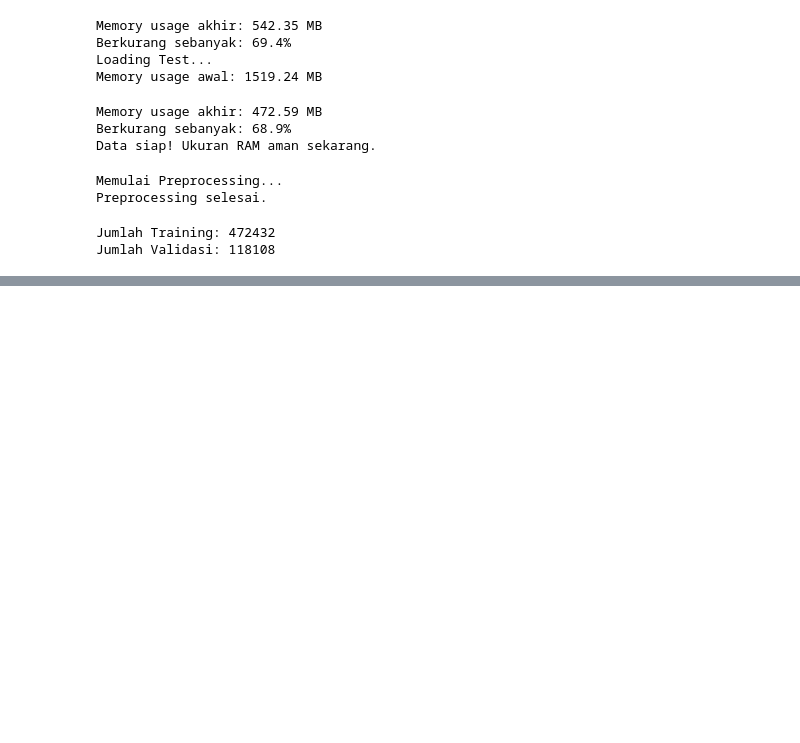
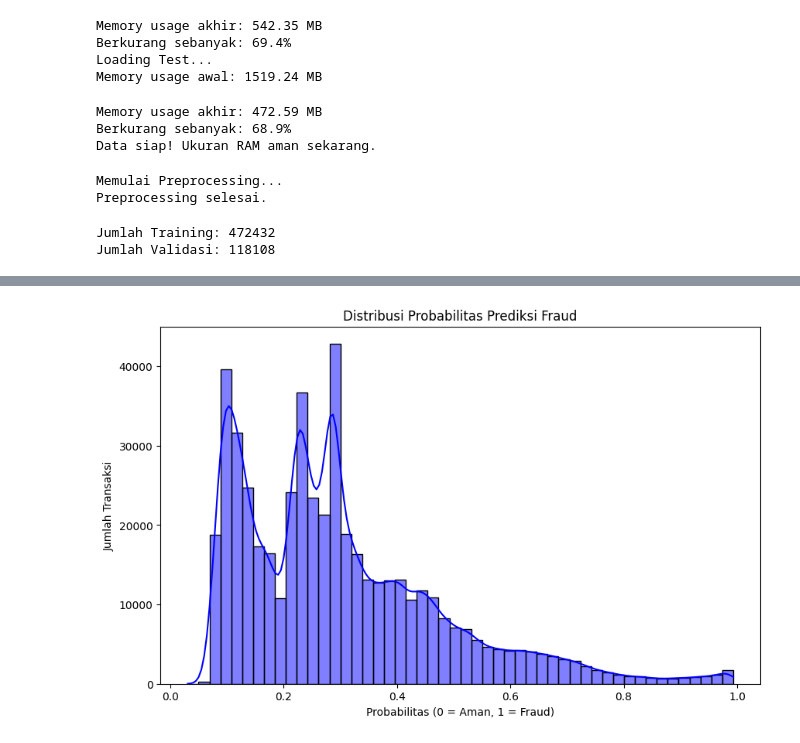
Before and after one commit to espressoD/Midterm-UTS-ML, a Jupyter notebook: midterm_transaction_data.ipynb, the cells around one changed output, grey strips where cells are left out. Cells and saved outputs as stored; diff of their text form; code cells hidden in the pictures; blank space fills up the shorter version.

Commit message:
Tambahan histogram

```diff
--- a/midterm_transaction_data.ipynb
+++ b/midterm_transaction_data.ipynb
@@ -144,7 +141,7 @@ from sklearn.ensemble import RandomForestClassifier
 # n_estimators: jumlah pohon (makin banyak makin bagus tapi lama)
 # n_jobs=-1: gunakan semua core CPU
 # class_weight='balanced': Otomatis menangani data fraud yang sedikit
-model = RandomForestClassifier(n_estimators=100,
+model = RandomForestClassifier(n_estimators=150,
                                max_depth=10,
                                class_weight='balanced',
                                random_state=42,
@@ -152,7 +149,7 @@ model = RandomForestClassifier(n_estimators=100,
                                verbose=1)
 
 # Latih Model
-print("Sedang melatih model... (Bisa 5-10 menit tergantung spek laptop/colab)")
+print("Sedang melatih model... ")
 model.fit(X_train, y_train)
 print("Pelatihan selesai!")
 # %% [output]
@@ -242,0 +238,12 @@ Cek folder di sebelah kiri, file sudah siap di-download.
+# %%
+# Cell 8: Visualisasi Hasil Prediksi
+plt.figure(figsize=(10, 6))
+# Plot histogram probabilitas
+sns.histplot(submission['isFraud'], bins=50, kde=True, color='blue')
+
+plt.title('Distribusi Probabilitas Prediksi Fraud')
+plt.xlabel('Probabilitas (0 = Aman, 1 = Fraud)')
+plt.ylabel('Jumlah Transaksi')
+plt.show()
+# %% [output]
+[figure, added]
```
Also changed, not shown: parts of 6 cells of this notebook.
